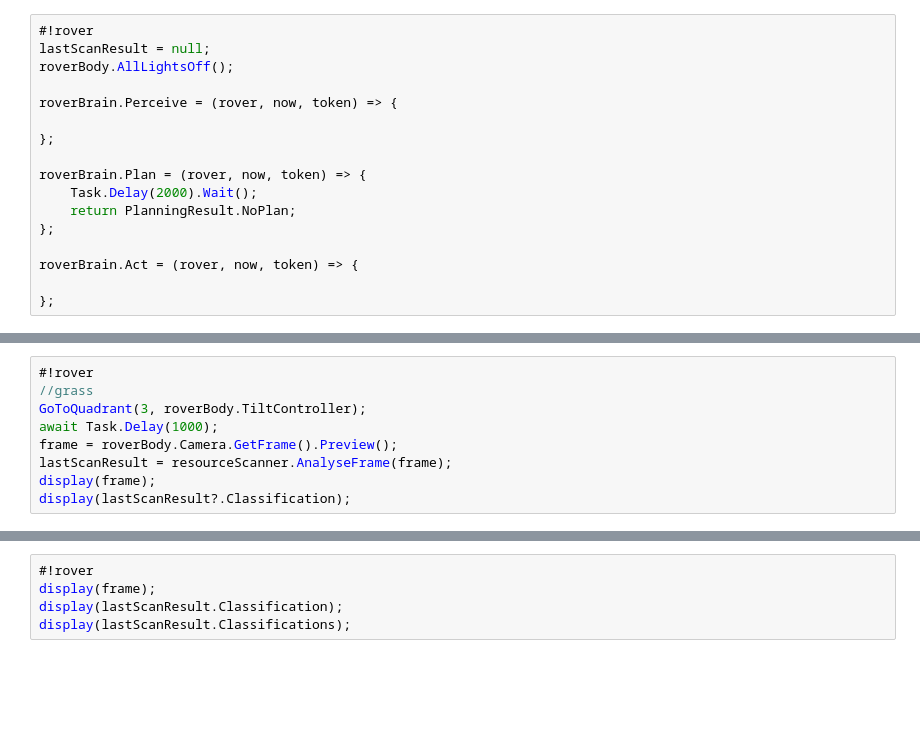
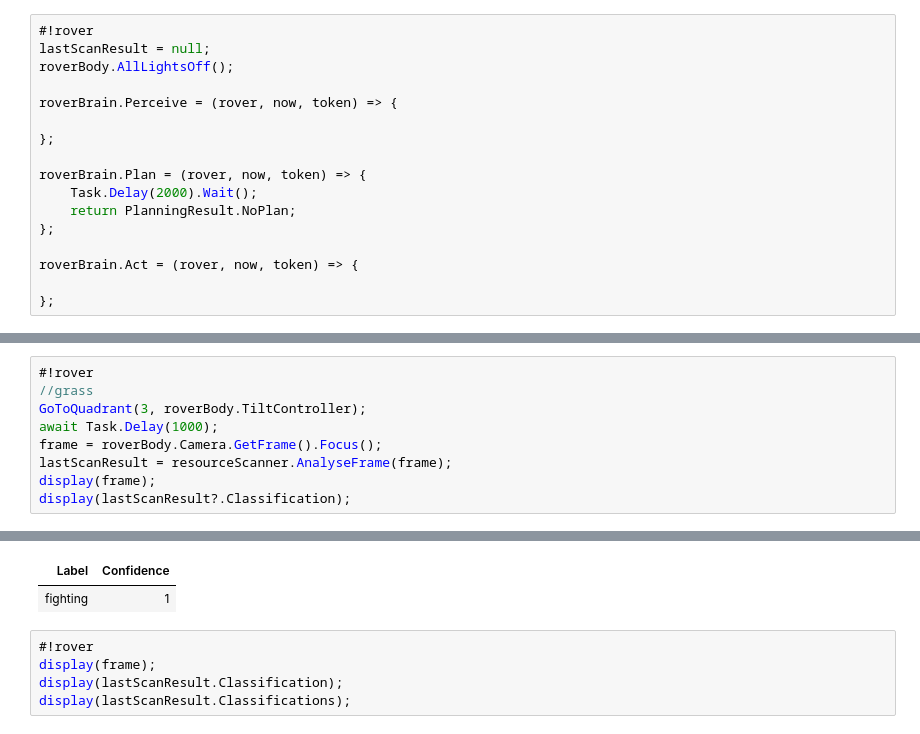
Before and after one commit to pi-top/pi-top-4-.NET-SDK, a Jupyter notebook: examples/notebooks/remoteRover.ipynb, the cells around one changed output, grey strips where cells are left out. Cells and saved outputs as stored; diff of their text form; blank space fills up the shorter version.

```diff
--- a/examples/notebooks/remoteRover.ipynb
+++ b/examples/notebooks/remoteRover.ipynb
@@ -85,7 +99,8 @@ display(lastScanResult?.Classification);
 //grass
 GoToQuadrant(3, roverBody.TiltController);
 await Task.Delay(1000);
-frame = roverBody.Camera.GetFrame().Preview();
+frame = roverBody.Camera.GetFrame().Focus();
 lastScanResult = resourceScanner.AnalyseFrame(frame);
 display(frame);
 display(lastScanResult?.Classification);
+# %% [output]
@@ -92,3 +108,5 @@ display(lastScanResult?.Classification);
+| Label | Confidence |
+| fighting | 1 |
 # %%
 #!rover
 display(frame);
```
Also changed, not shown: parts of 6 cells of this notebook, 1 other file.
